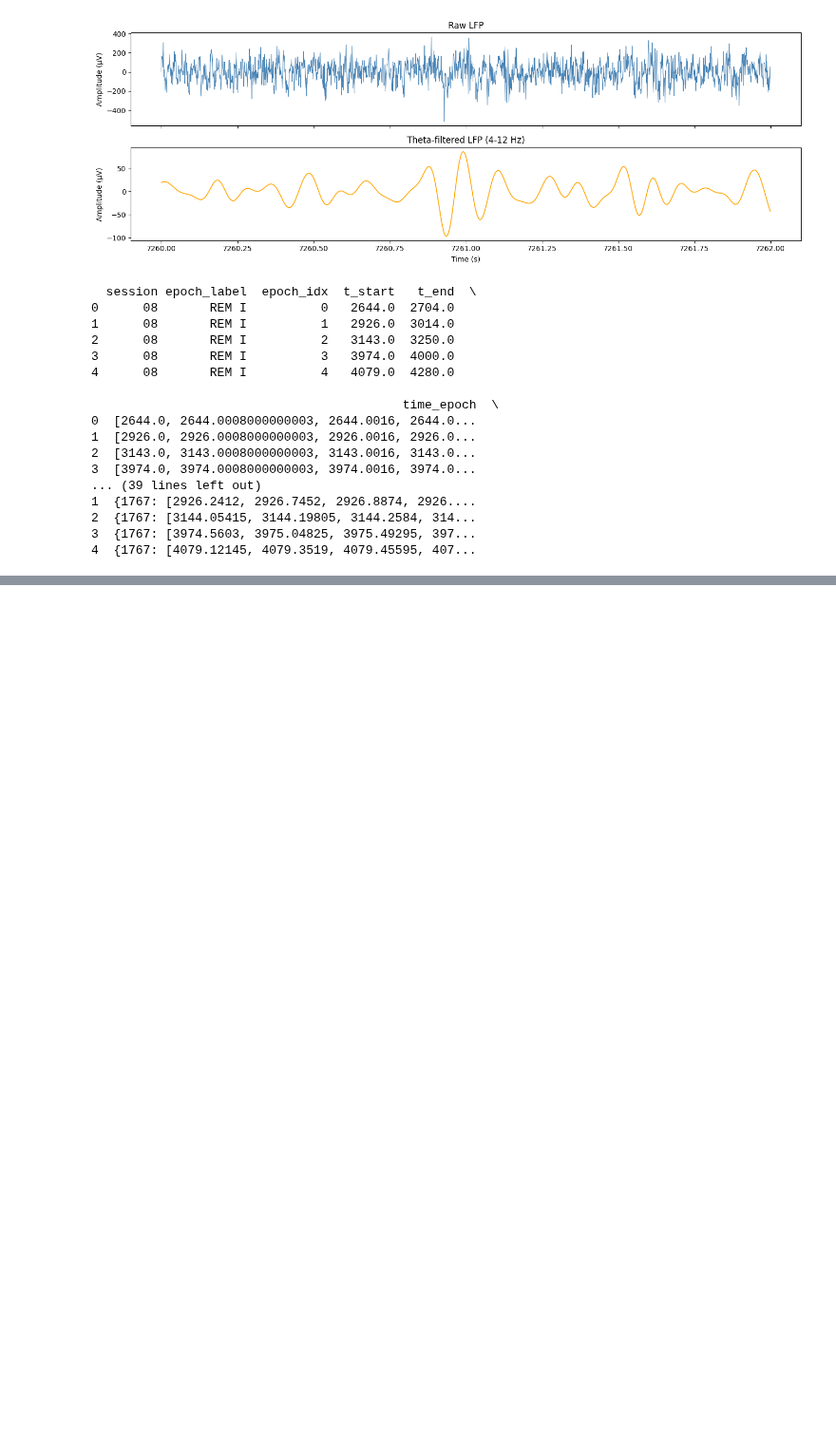
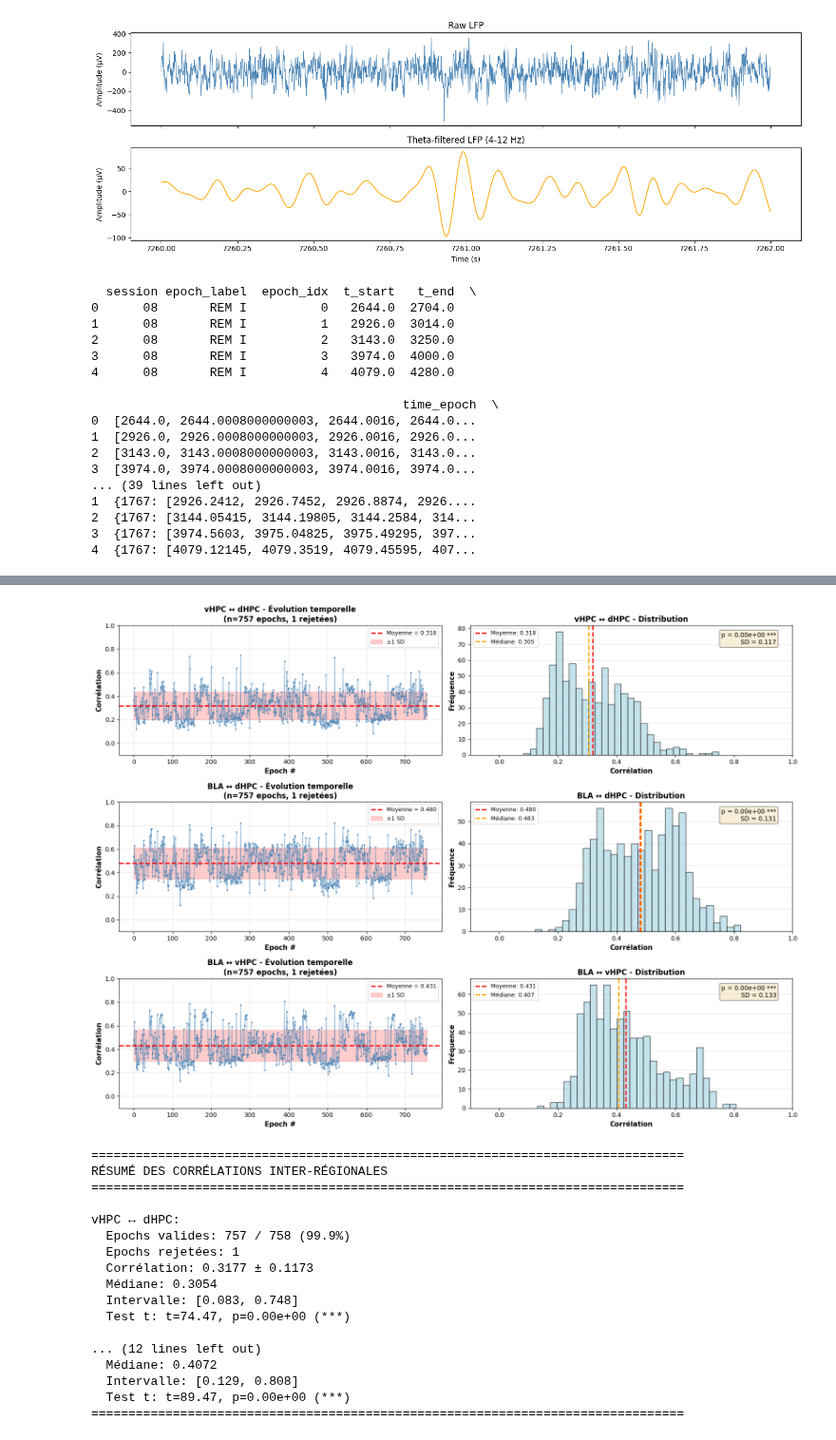
Before and after one commit to Gabbag2/health_hackathon, a Jupyter notebook: notebook_example.ipynb, the cells around one changed output, grey strips where cells are left out. Shown at 95% size. Cells and saved outputs as stored; diff of their text form; code cells hidden in the pictures; blank space fills up the shorter version.

```diff
--- a/notebook_example.ipynb
+++ b/notebook_example.ipynb
@@ -1045,0 +1158,21 @@ vHPC ↔ dHPC:
+# %%
+results = run_complete_correlation_analysis(df2)
+# %% [output]
+[figure, added]
+================================================================================
+RÉSUMÉ DES CORRÉLATIONS INTER-RÉGIONALES
+================================================================================
+
+vHPC ↔ dHPC:
+  Epochs valides: 757 / 758 (99.9%)
+  Epochs rejetées: 1
+  Corrélation: 0.3177 ± 0.1173
+  Médiane: 0.3054
+  Intervalle: [0.083, 0.748]
+  Test t: t=74.47, p=0.00e+00 (***)
+
+... (12 lines left out)
+  Médiane: 0.4072
+  Intervalle: [0.129, 0.808]
+  Test t: t=89.47, p=0.00e+00 (***)
+================================================================================
```
Also changed, not shown: parts of 4 cells of this notebook, 11 other files.
